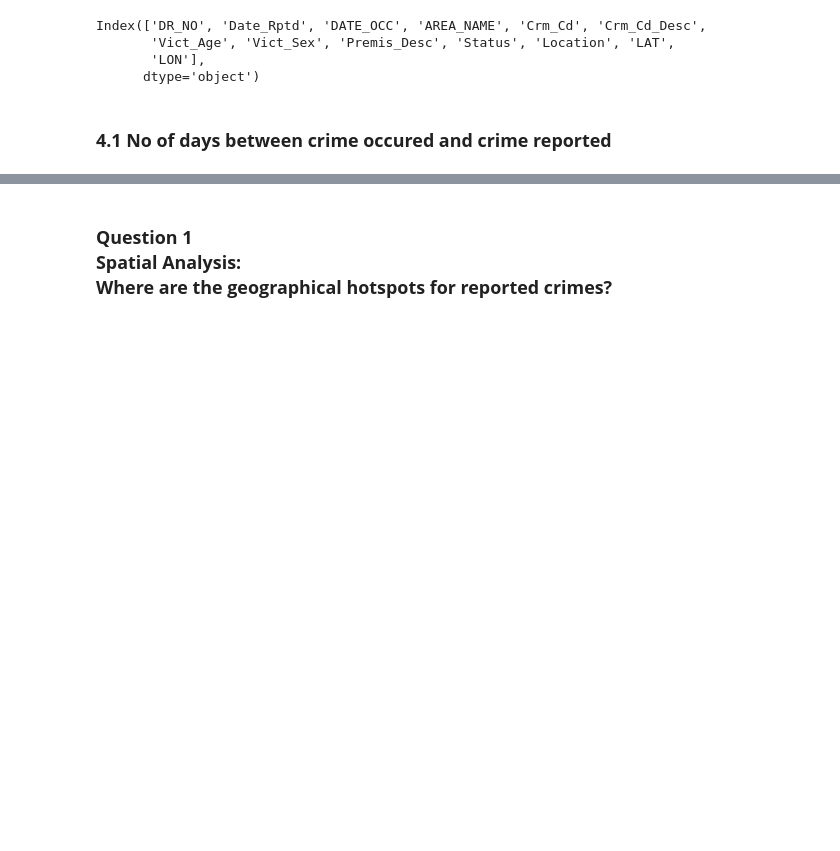
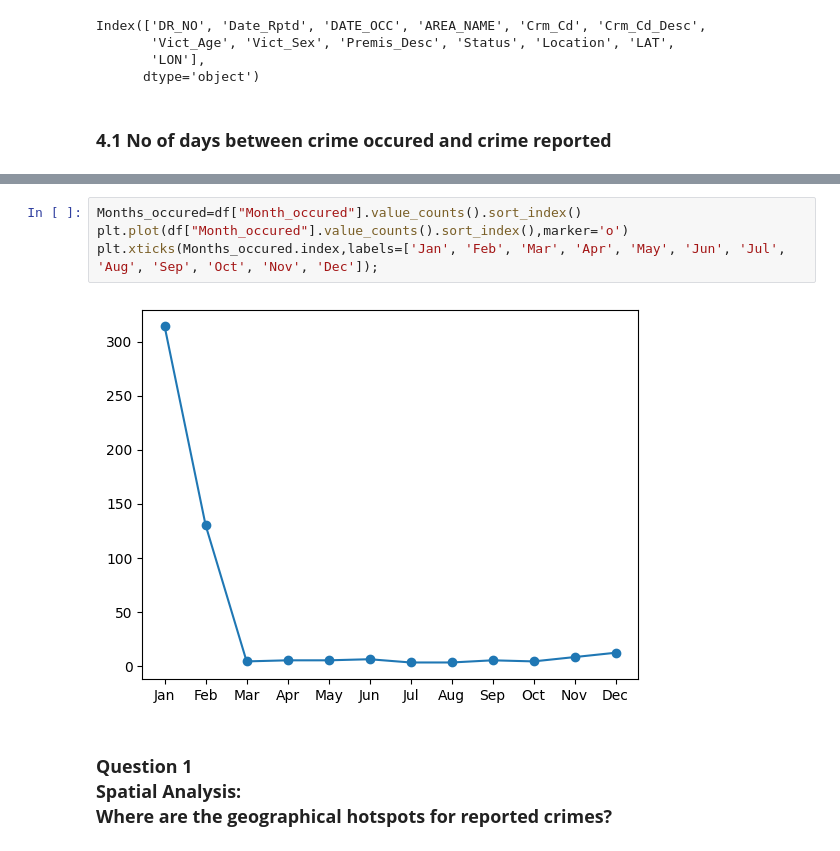
Before and after one commit to Raishabanu-Ayubkhan/Crime-Data-Analysis-with-Python-and-Mysql, a Jupyter notebook: Python Script.ipynb, the cells around one changed output, grey strips where cells are left out. Saved outputs shown, nothing was run; the diff lists cells and outputs as text; blank space fills up the shorter version.

```diff
--- a/Python Script.ipynb
+++ b/Python Script.ipynb
@@ -300,3 +316,9 @@ print(df)
+# %%
+Months_occured=df["Month_occured"].value_counts().sort_index()
+plt.plot(df["Month_occured"].value_counts().sort_index(),marker='o')
+plt.xticks(Months_occured.index,labels=['Jan', 'Feb', 'Mar', 'Apr', 'May', 'Jun', 'Jul', 'Aug', 'Sep', 'Oct', 'Nov', 'Dec']);
+# %% [output]
+[figure, added]
 # %% [markdown]
 ###  __Question 1 <br> Spatial Analysis: <br> Where are the geographical hotspots for reported crimes?__
 # %%
```
Also changed, not shown: parts of 15 cells of this notebook.
